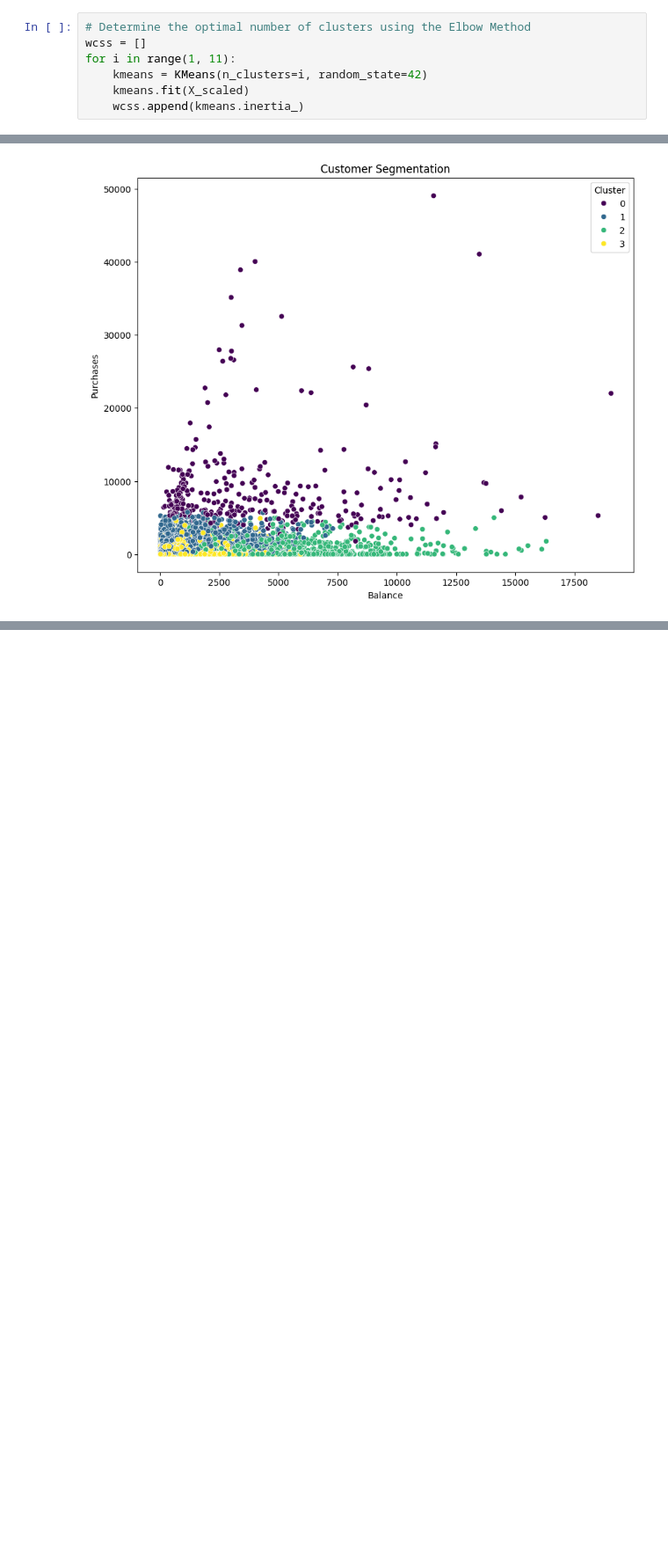
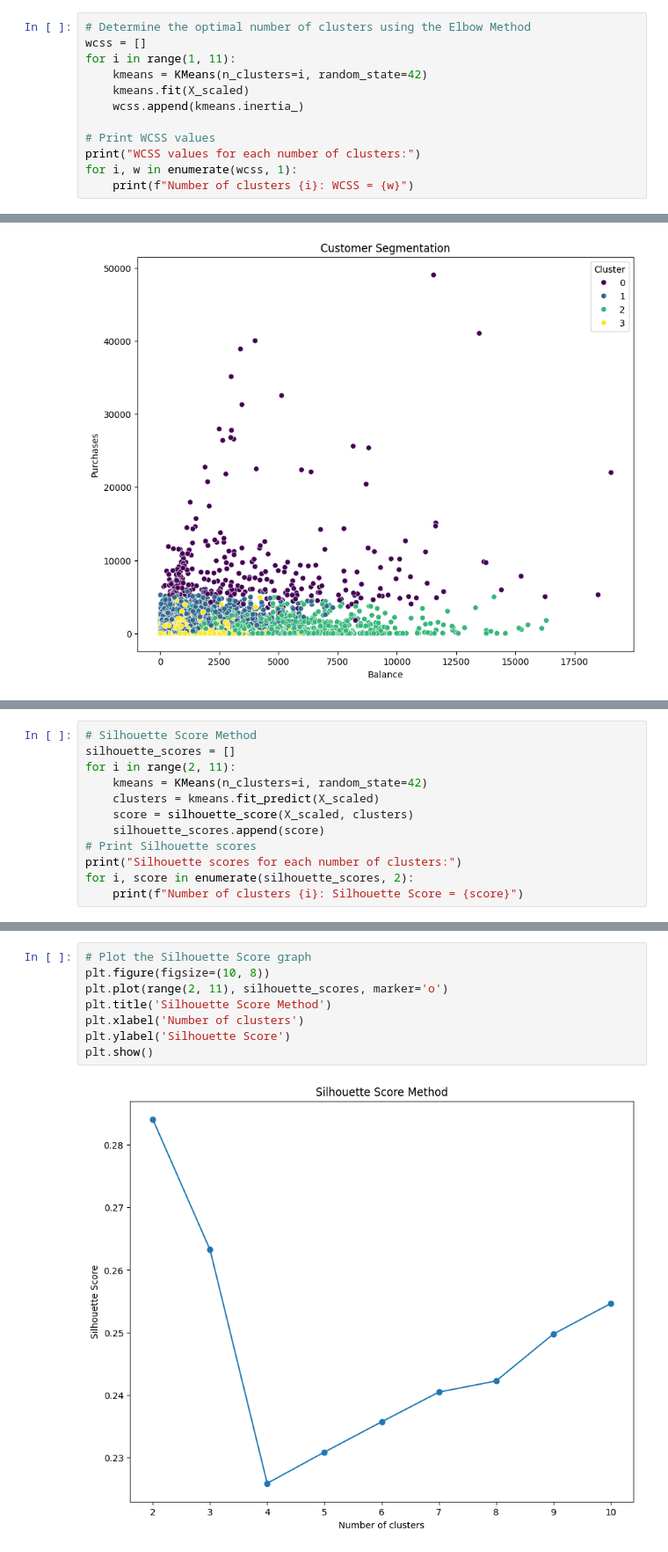
Before and after one commit to Cynthiachelangat/customersegmentation, a Jupyter notebook: bankclustering.ipynb, the cells around one changed output, grey strips where cells are left out. Shown at 88% size. Saved outputs shown, nothing was run; the diff lists cells and outputs as text; blank space fills up the shorter version.

Commit message:
silhoutte score & strategy formulation

```diff
--- a/bankclustering.ipynb
+++ b/bankclustering.ipynb
@@ -346,3 +347,8 @@ for i in range(1, 11):
     kmeans = KMeans(n_clusters=i, random_state=42)
     kmeans.fit(X_scaled)
     wcss.append(kmeans.inertia_)
+
+# Print WCSS values
+print("WCSS values for each number of clusters:")
+for i, w in enumerate(wcss, 1):
+    print(f"Number of clusters {i}: WCSS = {w}")
@@ -399,0 +457,12 @@ plt.show()
+# %%
+# Silhouette Score Method
+silhouette_scores = []
+for i in range(2, 11):
+    kmeans = KMeans(n_clusters=i, random_state=42)
+    clusters = kmeans.fit_predict(X_scaled)
+    score = silhouette_score(X_scaled, clusters)
+    silhouette_scores.append(score)
+# Print Silhouette scores
+print("Silhouette scores for each number of clusters:")
+for i, score in enumerate(silhouette_scores, 2):
+    print(f"Number of clusters {i}: Silhouette Score = {score}")
@@ -399,0 +480,10 @@ plt.show()
+# %%
+# Plot the Silhouette Score graph
+plt.figure(figsize=(10, 8))
+plt.plot(range(2, 11), silhouette_scores, marker='o')
+plt.title('Silhouette Score Method')
+plt.xlabel('Number of clusters')
+plt.ylabel('Silhouette Score')
+plt.show()
+# %% [output]
+[figure, added]
```
Also changed, not shown: parts of 11 cells of this notebook.
